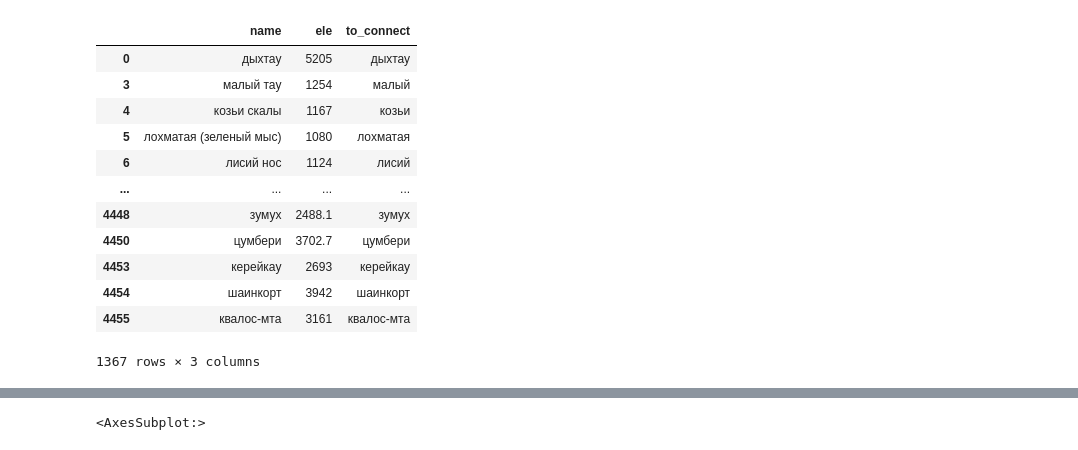
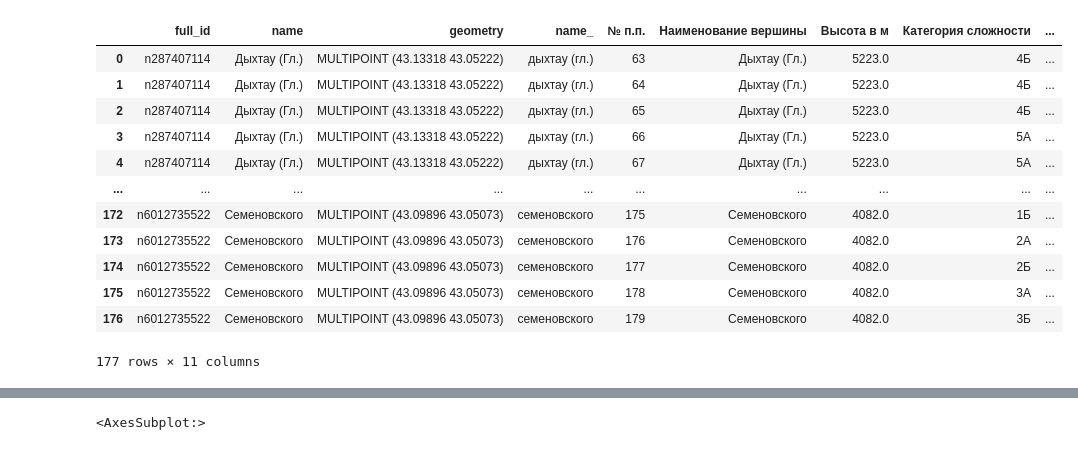
Before and after one commit to hukitoc94/bezengi, a Jupyter notebook: FAR_preparation_projeck.ipynb, the cells around one changed output, grey strips where cells are left out. Saved outputs shown, nothing was run; the diff lists cells and outputs as text; code cells hidden in the pictures.

```diff
--- a/FAR_preparation_projeck.ipynb
+++ b/FAR_preparation_projeck.ipynb
@@ -16,2 +34,17 @@ peaks_osm['to_connect'] = peaks_osm.name.str.split(' ', expand=True)[0]
 # %%
-peaks = peaks_osm.merge(peaks_far,on = 'to_connect')
+peaks = peaks_osm.merge(peaks_far,on = 'name_', how = 'inner')
+peaks
+# %% [output]
+|  | full_id | name | geometry | name_ | № п.п. | Наименование вершины | Высота в м | Категория сложности | ... |
+| 0 | n287407114 | Дыхтау (Гл.) | MULTIPOINT (43.13318 43.05222) | дыхтау (гл.) | 63 | Дыхтау (Гл.) | 5223.0 | 4Б | ... |
+| 1 | n287407114 | Дыхтау (Гл.) | MULTIPOINT (43.13318 43.05222) | дыхтау (гл.) | 64 | Дыхтау (Гл.) | 5223.0 | 4Б | ... |
+| 2 | n287407114 | Дыхтау (Гл.) | MULTIPOINT (43.13318 43.05222) | дыхтау (гл.) | 65 | Дыхтау (Гл.) | 5223.0 | 4Б | ... |
+| 3 | n287407114 | Дыхтау (Гл.) | MULTIPOINT (43.13318 43.05222) | дыхтау (гл.) | 66 | Дыхтау (Гл.) | 5223.0 | 5А | ... |
+| 4 | n287407114 | Дыхтау (Гл.) | MULTIPOINT (43.13318 43.05222) | дыхтау (гл.) | 67 | Дыхтау (Гл.) | 5223.0 | 5А | ... |
+| ... | ... | ... | ... | ... | ... | ... | ... | ... | ... |
+| 172 | n6012735522 | Семеновского | MULTIPOINT (43.09896 43.05073) | семеновского | 175 | Семеновского | 4082.0 | 1Б | ... |
+| 173 | n6012735522 | Семеновского | MULTIPOINT (43.09896 43.05073) | семеновского | 176 | Семеновского | 4082.0 | 2А | ... |
+| 174 | n6012735522 | Семеновского | MULTIPOINT (43.09896 43.05073) | семеновского | 177 | Семеновского | 4082.0 | 2Б | ... |
+| 175 | n6012735522 | Семеновского | MULTIPOINT (43.09896 43.05073) | семеновского | 178 | Семеновского | 4082.0 | 3А | ... |
+| 176 | n6012735522 | Семеновского | MULTIPOINT (43.09896 43.05073) | семеновского | 179 | Семеновского | 4082.0 | 3Б | ... |
+177 rows × 11 columns
@@ -20,16 +50,0 @@ peaks.to_file('peaks.geojson', driver="GeoJSON")
-# %%
-peaks_osm
-# %% [output]
-|  | name | ele | to_connect |
-| 0 | дыхтау | 5205 | дыхтау |
-| 3 | малый тау | 1254 | малый |
-| 4 | козьи скалы | 1167 | козьи |
-| 5 | лохматая (зеленый мыс) | 1080 | лохматая |
-| 6 | лисий нос | 1124 | лисий |
-| ... | ... | ... | ... |
-| 4448 | зумух | 2488.1 | зумух |
-| 4450 | цумбери | 3702.7 | цумбери |
-| 4453 | керейкау | 2693 | керейкау |
-| 4454 | шаинкорт | 3942 | шаинкорт |
-| 4455 | квалос-мта | 3161 | квалос-мта |
-1367 rows × 3 columns
```
Also changed, not shown: parts of 15 cells of this notebook, 9 other files.
